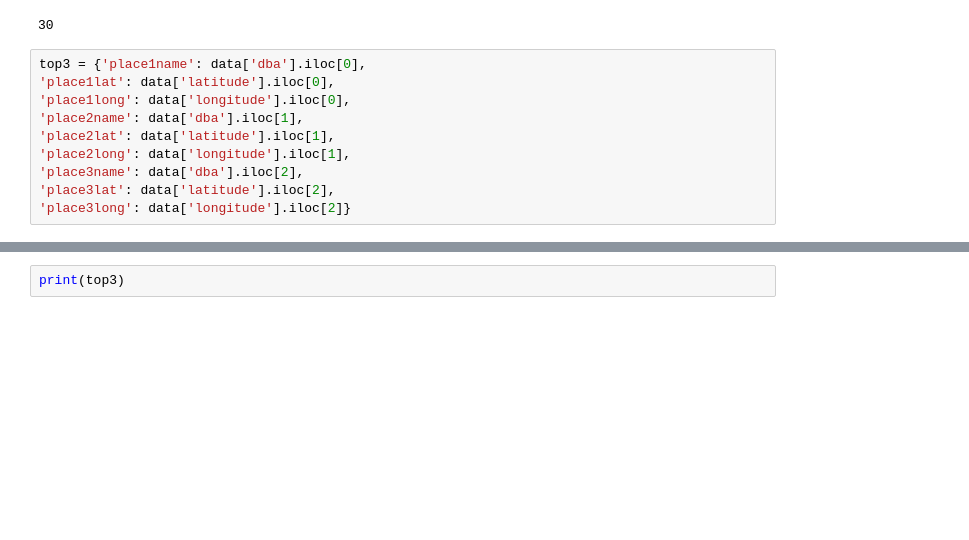
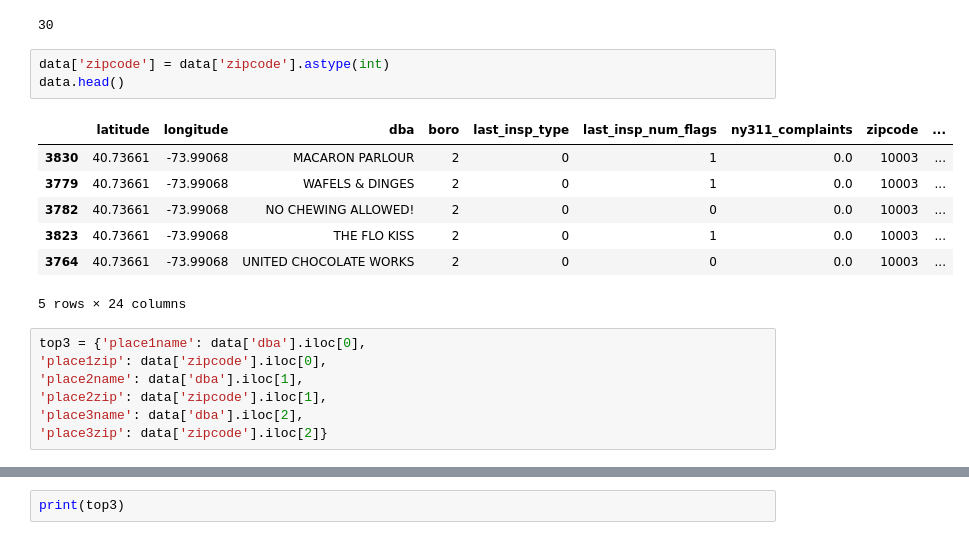
Before and after one commit to rbarryanwar/SafeEats, a Jupyter notebook: notebooks/0_NYC311_toSQL.ipynb, the cells around one changed output, grey strips where cells are left out. Saved outputs shown, nothing was run; the diff lists cells and outputs as text; blank space fills up the shorter version.

```diff
--- a/notebooks/0_NYC311_toSQL.ipynb
+++ b/notebooks/0_NYC311_toSQL.ipynb
@@ -477,13 +477,21 @@ data = data[data['result']==1]
 len(data)
 # %% [output]
 30
+# %%
+data['zipcode'] = data['zipcode'].astype(int)
+data.head()
+# %% [output]
+|  | latitude | longitude | dba | boro | last_insp_type | last_insp_num_flags | ny311_complaints | zipcode | ... |
+| 3830 | 40.73661 | -73.99068 | MACARON PARLOUR | 2 | 0 | 1 | 0.0 | 10003 | ... |
+| 3779 | 40.73661 | -73.99068 | WAFELS & DINGES | 2 | 0 | 1 | 0.0 | 10003 | ... |
+| 3782 | 40.73661 | -73.99068 | NO CHEWING ALLOWED! | 2 | 0 | 0 | 0.0 | 10003 | ... |
+| 3823 | 40.73661 | -73.99068 | THE FLO KISS | 2 | 0 | 1 | 0.0 | 10003 | ... |
+| 3764 | 40.73661 | -73.99068 | UNITED CHOCOLATE WORKS | 2 | 0 | 0 | 0.0 | 10003 | ... |
+5 rows × 24 columns
 # %%
 top3 = {'place1name': data['dba'].iloc[0],
-'place1lat': data['latitude'].iloc[0],
-'place1long': data['longitude'].iloc[0],
+'place1zip': data['zipcode'].iloc[0],
 'place2name': data['dba'].iloc[1],
-'place2lat': data['latitude'].iloc[1],
-'place2long': data['longitude'].iloc[1],
+'place2zip': data['zipcode'].iloc[1],
 'place3name': data['dba'].iloc[2],
-'place3lat': data['latitude'].iloc[2],
-'place3long': data['longitude'].iloc[2]}
+'place3zip': data['zipcode'].iloc[2]}
```
Also changed, not shown: parts of 1 cell of this notebook, 3 other files.
